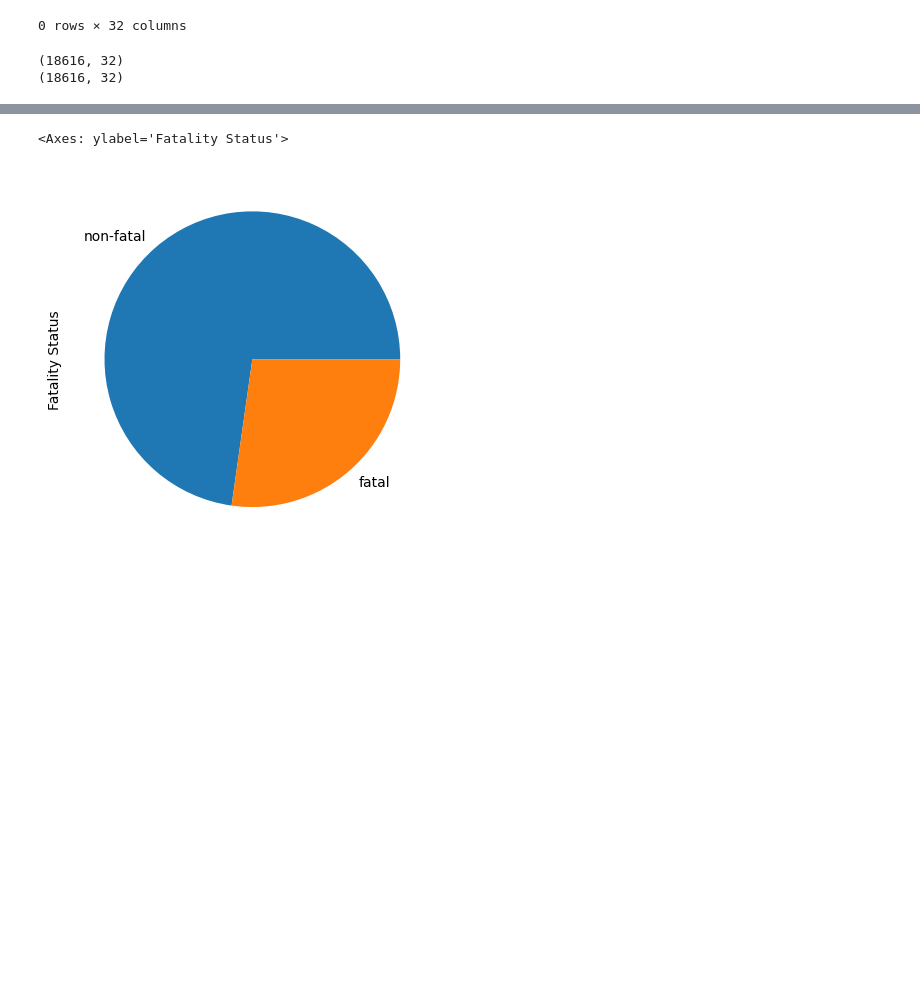
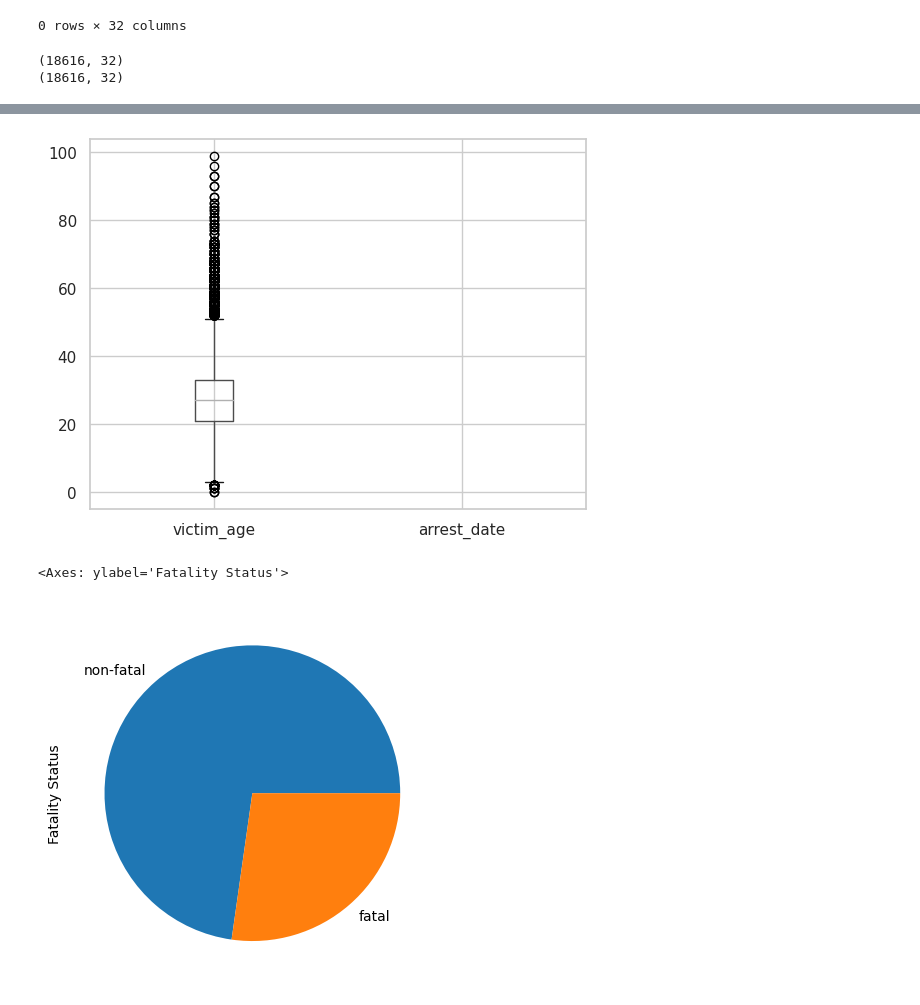
Before and after one commit to AI4ALL-Class8-Group2/offensive-standard-data, a Jupyter notebook: Apply_AI_Group8_2_Project_EDA.ipynb, the cells around one changed output, grey strips where cells are left out. Drawn from its saved outputs; the diff is of its cells as text; code cells hidden in the pictures; blank space fills up the shorter version.

```diff
--- a/Apply_AI_Group8_2_Project_EDA.ipynb
+++ b/Apply_AI_Group8_2_Project_EDA.ipynb
@@ -155,3 +348,14 @@ dtype: int64
+# %%
+# Import libraries
+import matplotlib.pyplot as plt
+import numpy as np
+# Creating plot
+data.boxplot()
+
+# show plot
+plt.show()
+# %% [output]
+[figure, added]
 # %%
 # pie chart
 data['Fatality Status'].str.lower().value_counts(dropna=False).plot.pie()
```
Also changed, not shown: parts of 23 cells of this notebook.
